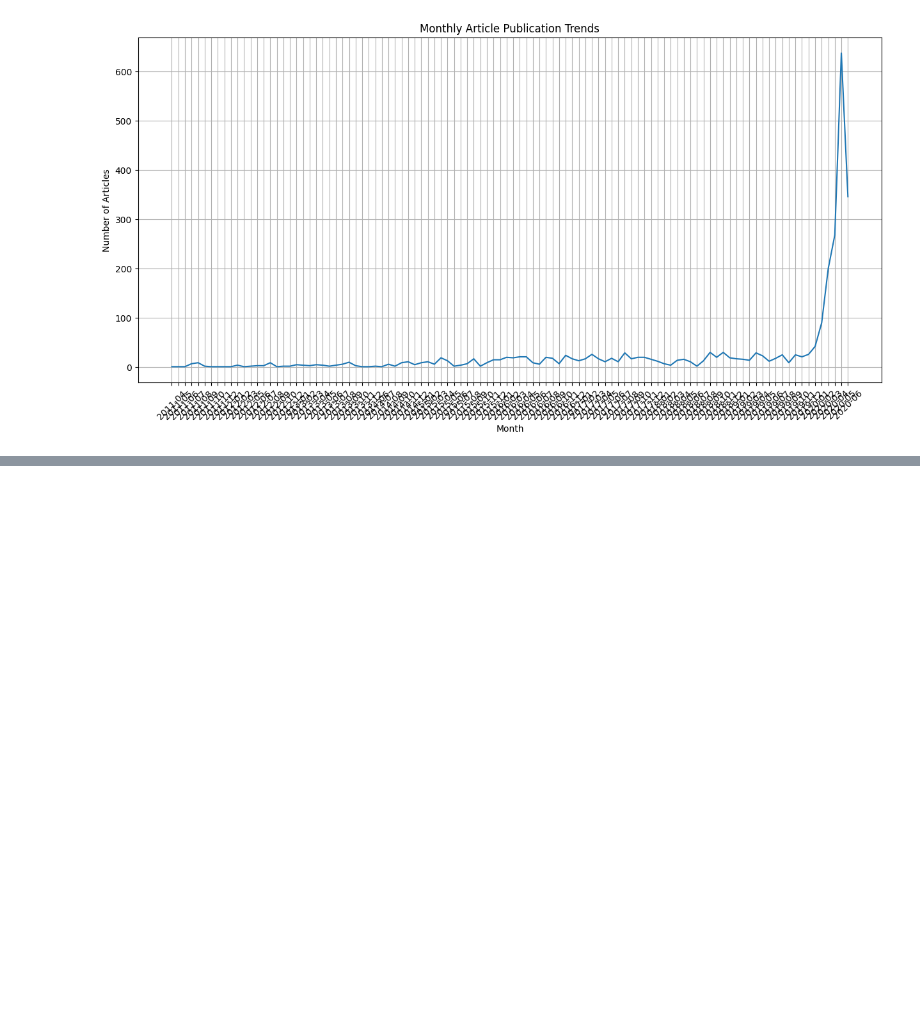
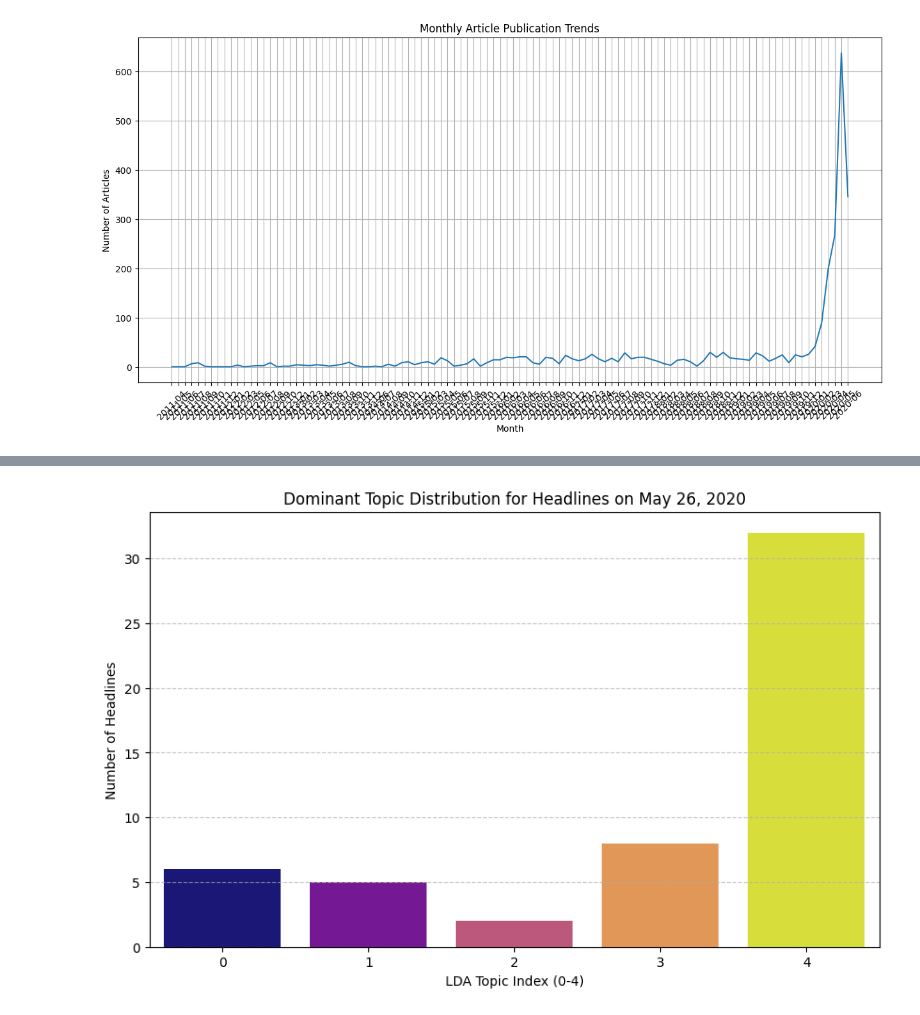
Before and after one commit to meti-creator/news-sentiment-analysis, a Jupyter notebook: task1.ipynb, the cells around one changed output, grey strips where cells are left out. Saved outputs shown, nothing was run; the diff lists cells and outputs as text; code cells hidden in the pictures; blank space fills up the shorter version.

```diff
--- a/task1.ipynb
+++ b/task1.ipynb
@@ -149,0 +391,8 @@ plt.show()
+# %%
+from datetime import date
+
+specific_date_may = date(2020, 5, 26)
+headlines_on_date_may = df[df['publication_date'] == specific_date_may][['headline', 'publisher']]
+
+print(f"Number of headlines on {specific_date_may}: {len(headlines_on_date_may)}")
+display(headlines_on_date_may.head())
@@ -149,0 +407,13 @@ plt.show()
+# %%
+headlines_on_date_may['processed_headline'] = headlines_on_date_may['headline'].apply(preprocess_text)
+
+tfidf_matrix_specific_date_may = tfidf_vectorizer.transform(headlines_on_date_may['processed_headline'])
+
+lda_output_specific_date_may = lda_model.transform(tfidf_matrix_specific_date_may)
+
+dominant_topic_per_headline_may = lda_output_specific_date_may.argmax(axis=1)
+
+topic_distribution_specific_date_may = pd.Series(dominant_topic_per_headline_may).value_counts().sort_index()
+
+print("Dominant topic distribution for headlines on May 26, 2020:")
+display(topic_distribution_specific_date_may)
@@ -149,0 +429,11 @@ plt.show()
+# %%
+plt.figure(figsize=(10, 6))
+sns.barplot(x=topic_distribution_specific_date_may.index, y=topic_distribution_specific_date_may.values, palette='plasma', hue=topic_distribution_specific_date_may.index, legend=False)
+plt.title('Dominant Topic Distribution for Headlines on May 26, 2020')
+plt.xlabel('LDA Topic Index (0-4)')
+plt.ylabel('Number of Headlines')
+plt.xticks(topic_distribution_specific_date_may.index)
+plt.grid(axis='y', linestyle='--', alpha=0.7)
+plt.show()
+# %% [output]
+[figure, added]
```
Also changed, not shown: parts of 28 cells of this notebook.
